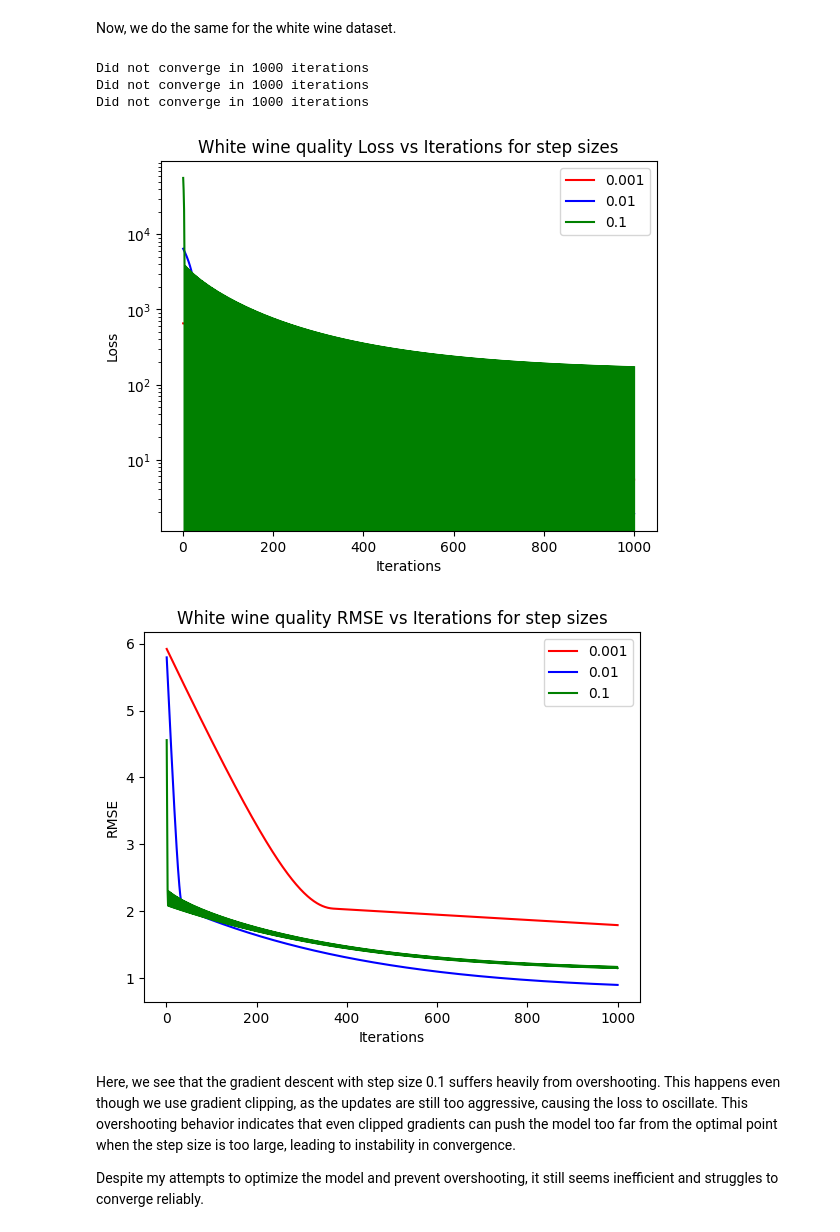
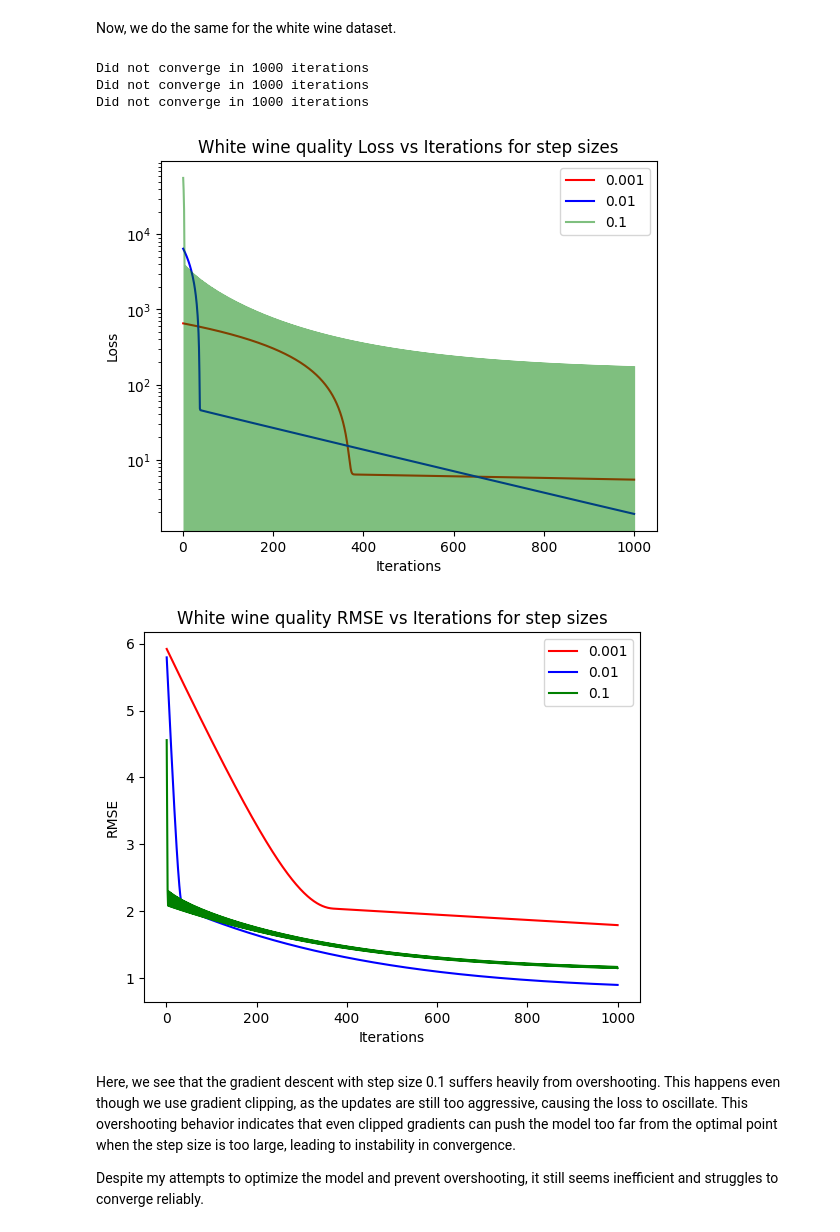
Before and after one commit to moOritzl/bachelorpraktikum-applied-machine-learning, a Jupyter notebook: Week_03/Data_Processing_Gradient_Descent.ipynb, the cells around one changed output. Drawn from its saved outputs; the diff is of its cells as text; code cells hidden in the pictures.

```diff
--- a/Week_03/Data_Processing_Gradient_Descent.ipynb
+++ b/Week_03/Data_Processing_Gradient_Descent.ipynb
@@ -298,35 +307,35 @@ wine_white_train_y = wine_white_train['quality'].to_numpy().reshape(-1, 1)
 loss_0, rmse_0 = model.fit(wine_white_train_X, wine_white_train_y, alpha=0.001, i_max=1000, epsilon=1)
 loss_1, rmse_1 = model.fit(wine_white_train_X, wine_white_train_y, alpha=0.01, i_max=1000, epsilon=1)
 loss_2, rmse_2 = model.fit(wine_white_train_X, wine_white_train_y, alpha=0.1, i_max=1000, epsilon=1)
 
 plt.plot(range(1, len(loss_0) + 1), loss_0, label='0.001', color='red')
 plt.plot(range(1, len(loss_1) + 1), loss_1, label='0.01', color='blue')
-plt.plot(range(1, len(loss_2) + 1), loss_2, label='0.1', color='green')
+plt.plot(range(1, len(loss_2) + 1), loss_2, label='0.1', color='green', alpha=0.5)
 
 plt.xlabel('Iterations')
 plt.ylabel('Loss')
 plt.yscale('log')
 plt.title('White wine quality Loss vs Iterations for step sizes')
 plt.legend()
 plt.show()
 plt.close()
 
 plt.plot(range(1, len(rmse_0) + 1), rmse_0, label='0.001', color='red')
 plt.plot(range(1, len(rmse_1) + 1), rmse_1, label='0.01', color='blue')
 plt.plot(range(1, len(rmse_2) + 1), rmse_2, label='0.1', color='green')
 
 plt.xlabel('Iterations')
 plt.ylabel('RMSE')
 # plt.yscale('log')
 plt.title('White wine quality RMSE vs Iterations for step sizes')
 plt.legend()
 plt.show()
 plt.close()
 # %% [output]
 Did not converge in 1000 iterations
 Did not converge in 1000 iterations
 Did not converge in 1000 iterations
-[figure, old version]
+[figure, new version]
 [figure]
 # %% [markdown]
 Here, we see that the gradient descent with step size 0.1 suffers heavily from overshooting. This happens even though we use gradient clipping, as the updates are still too aggressive, causing the loss to oscillate. This overshooting behavior indicates that even clipped gradients can push the model too far from the optimal point when the step size is too large, leading to instability in convergence.
```
Also changed, not shown: parts of 3 cells of this notebook.
